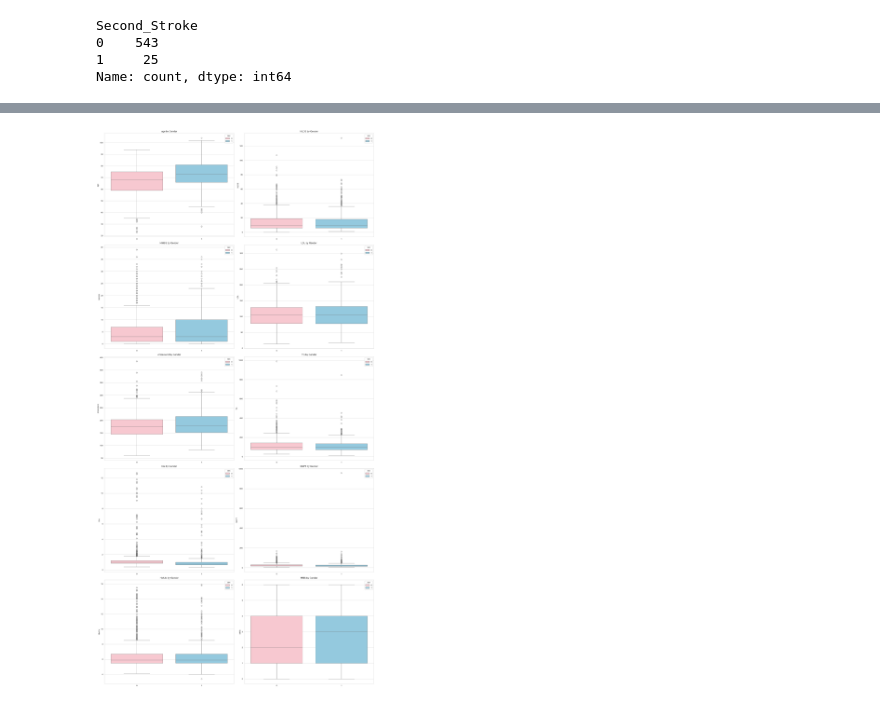
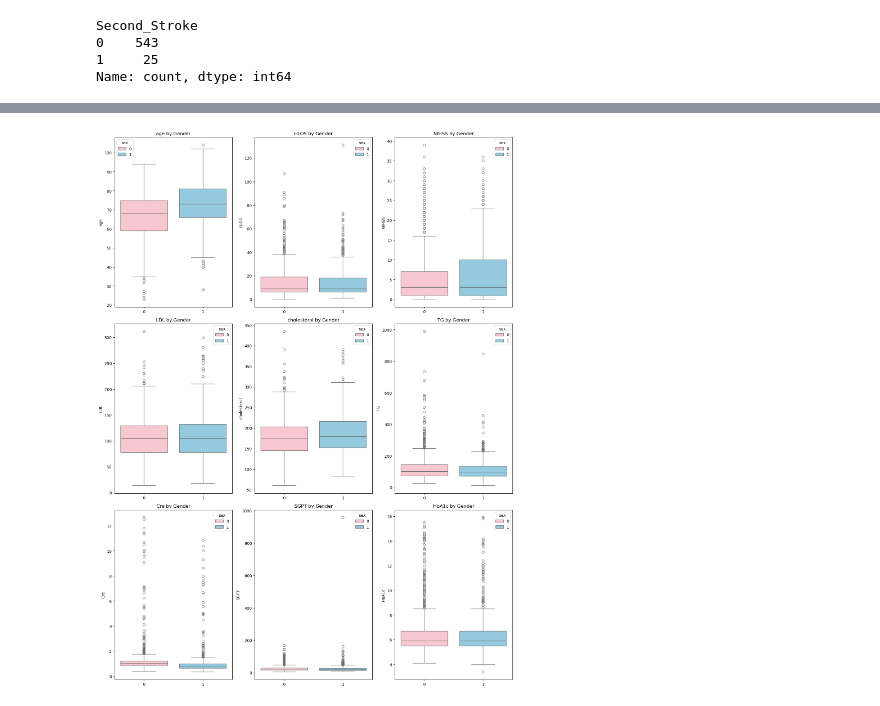
Before and after one commit to a0935210570602/Risk_Factor_Analysis_of_Obstructive-Sleep_Apnea, a Jupyter notebook: EDA/sex_EDA.ipynb, the cells around one changed output, grey strips where cells are left out. Saved outputs shown, nothing was run; the diff lists cells and outputs as text; code cells hidden in the pictures.

```diff
--- a/EDA/sex_EDA.ipynb
+++ b/EDA/sex_EDA.ipynb
@@ -4,4 +4,5 @@ import numpy as np
 import seaborn as sns
 import matplotlib.pyplot as plt
 # %%
-# male_df = pd.read_excel('Stroke-cleared-with subgroup.xlsx', sheet_name='Male')
+male_df = pd.read_excel('Stroke-cleared-with subgroup.xlsx', sheet_name='Male')
+female_df = pd.read_excel('Stroke-cleared-with subgroup.xlsx', sheet_name='Female')
@@ -11,11 +10,8 @@ import matplotlib.pyplot as plt
 import os
 os.chdir('./raw_data/')
 # %%
-male_df = pd.read_csv('male_data.csv')
-female_df = pd.read_csv('female_data.csv')
+# male_df = pd.read_csv('male_data.csv')
+# female_df = pd.read_csv('female_data.csv')
-# %%
-male_df.drop('sex', axis=1, inplace=True)
-female_df.drop('sex', axis=1, inplace=True)
 # %%
 male_df = male_df.rename(columns={"LDL ": "LDL"})
 female_df = female_df.rename(columns={"LDL ": "LDL"})
@@ -28,7 +24,7 @@ categorical_features = ['tPA(0/1)','EVT(0/1)','HTN(0/1)','DM(0/1)','Dyslipidemia
 # %%
 label = 'Second_Stroke'
 # %%
-cont_features = ['age', 'HLOS', 'NIHSS', 'LDL', 'cholesterol', 'TG', 'Cre', 'SGPT', 'HbA1c', 'MRS']
+cont_features = ['age', 'HLOS', 'NIHSS', 'LDL', 'cholesterol', 'TG', 'Cre', 'SGPT', 'HbA1c']
 # %%
 correlation_matrix = male_df.corr()
 
@@ -150,14 +108,14 @@ Name: count, dtype: int64
 # %%
 features = cont_features
-fig, axes = plt.subplots(5, 2, figsize=(20, 40))
+fig, axes = plt.subplots(3, 3, figsize=(15, 20))
 
 for ax, feature in zip(axes.flatten(), features):
     sns.boxplot(data=df_combined, x='sex', y=feature, hue='sex', palette=['pink', 'skyblue'], ax=ax)
     ax.set_title(f'{feature} by Gender')
     ax.set_xlabel('')
     ax.set_ylabel(feature)
 
 plt.tight_layout()
 plt.show()
 # %% [output]
-[figure, old version]
+[figure, new version]
```
Also changed, not shown: parts of 14 cells of this notebook, 1 other file.
